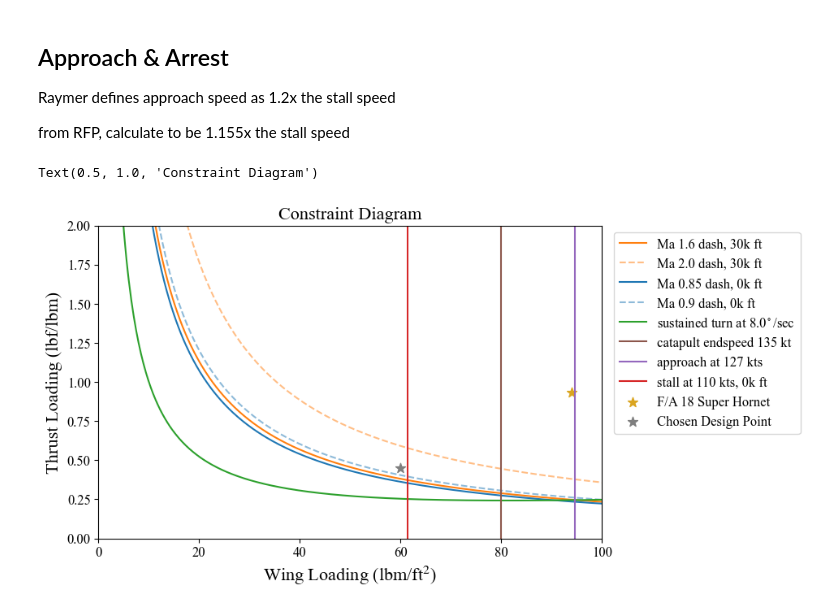
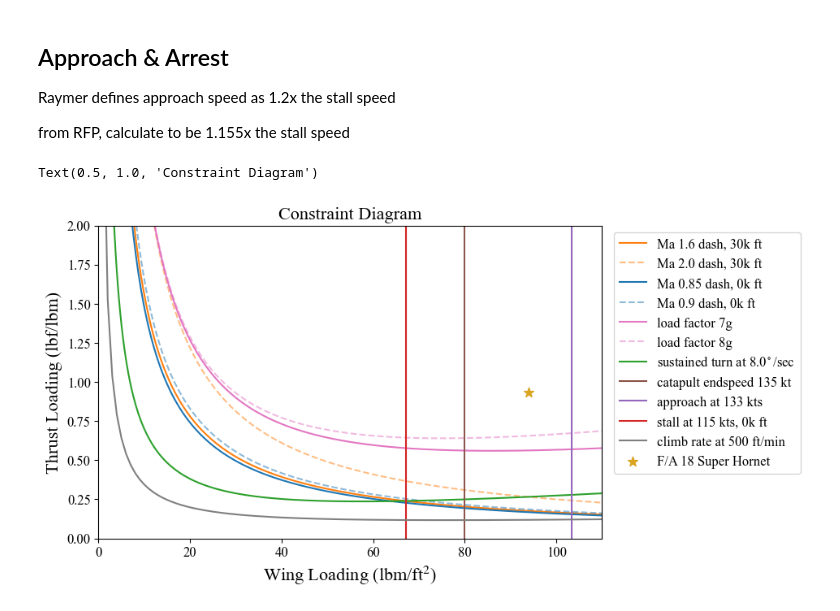
Before and after one commit to EstherKung/EAE130_aircraft_design, a Jupyter notebook: constraint_diagram.ipynb, the cells around one changed output. Saved outputs shown, nothing was run; the diff lists cells and outputs as text; code cells hidden in the pictures.

Commit message:
updated curves

```diff
--- a/constraint_diagram.ipynb
+++ b/constraint_diagram.ipynb
@@ -8,7 +8,7 @@ from ambiance import Atmosphere # this package is in metric units
 a = lambda h: Atmosphere(h*0.3048).speed_of_sound * 3.2808399 # converts m/s to ft/s
 rho = lambda h: Atmosphere(h*0.3047).density * 0.00194 # converts from kg/m-3 to slugs/ft-3
 # %%
-WL_range = np.linspace(0.01, 120, 500) # bound for plots, adjust if needed
+WL_range = np.linspace(0.01, 140, 500) # bound for plots, adjust if needed
 
 CLmax = {
     'takeoff': 1.7,
@@ -17,9 +17,9 @@ CLmax = {
 }
 
 AERO_DEF = {
-    'AR' : 4,
-    'e' : 0.95,
-    'c_Do' : 0.02,
+    'AR' : 2.85,
+    'e' : 0.963,
+    'c_Do' :  0.01378,
 }
 # %% [markdown]
 ## The Catapult Takeoff
@@ -89,4 +128,4 @@ def sustained_turn(Ma, alt, deg=8.0, g=32.2, a=a, rho=rho,
 
     TW = q * c_Do/WL + WL * (n**2)/(q*np.pi*AR*e)
 
-    return plt.plot(WL, TW, label=f"sustained turn at {deg}$^\circ$/sec", **plot_styling)
+    return plt.plot(WL, TW, label=rf"sustained turn at {deg}$^\circ$/sec", **plot_styling)
@@ -93,3 +141,17 @@ def sustained_turn(Ma, alt, deg=8.0, g=32.2, a=a, rho=rho,
+# %%
+def load_factor(Ma, alt, n, g=32.2, a=a, rho=rho,
+                   AR=AERO_DEF['AR'], e=AERO_DEF['e'], c_Do=AERO_DEF['c_Do'],
+                   WL=WL_range, plot_styling={}, mid_mission_weight_fraction=0.8):
+
+    WL = WL*mid_mission_weight_fraction
+    a = a(alt); rho = rho(alt)
+    V = Ma * a
+    q = 1/2 * rho * V**2 #dynamic pressure
+
+    load_factor = n
+    TW = q * c_Do/WL + WL * (load_factor**2)/(q*np.pi*AR*e)
+
+    return plt.plot(WL, TW, label=f"load factor {n}g", **plot_styling)
 # %% [markdown]
 ## Dash Speed
 Just a casual equilibrium where $L = W$ and $T = D$ such that when we divide the two equations we get
@@ -147,36 +209,41 @@ plt.figure(figsize=(8, 5))
 
 dash(Ma=1.6, alt=30000,
      plot_styling={'linestyle': '-', 'color':'tab:orange'})
 dash(Ma=2.0, alt=30000,
      plot_styling={'linestyle': '--', 'color': 'tab:orange', 'alpha': 0.5})
 dash(Ma=0.85, alt=0,
      plot_styling={'linestyle': '-','color':'tab:blue'})
 dash(Ma=0.90, alt=0,
      plot_styling={'linestyle': '--','color':'tab:blue', 'alpha': 0.5})
-u= sustained_turn(Ma=0.85, alt=20000, deg=8.0, plot_styling={'linestyle': '-', 'color': 'tab:green'})
+load_factor(Ma=1.6, alt=20000, n=7, plot_styling={'linestyle': '-', 'color': 'tab:pink'})
+load_factor(Ma=1.6, alt=20000, n=8, plot_styling={'linestyle': '--', 'color': 'tab:pink', 'alpha':0.5})
+sustained_turn(Ma=0.85, alt=20000, deg=8.0, plot_styling={'linestyle': '-', 'color': 'tab:green'})
 takeoff(135,
         plot_styling={'linestyle': '-', 'color': 'tab:brown'})
-approach(110,
+approach(115,
          plot_styling={'linestyle': '-', 'color': 'tab:purple'})
 # approach(125,
 #          plot_styling={'linestyle': '--', 'color': 'tab:purple', 'alpha': 0.5})
-stall(110, 0,
+stall(115, 0,
       plot_styling={'linestyle': '-', 'color': 'tab:red'})
+
+#climb(500, 135,)
+climb_curve(500, 135,plot_styling={'linestyle': '-', 'color': 'tab:gray'})
 # stall(125, 0,
 #       plot_styling={'linestyle': '--', 'color': 'tab:red', 'alpha':0.5})
 
 
 plt.ylim([0, 2])
-plt.xlim([0, 100])
+plt.xlim([0, 110])
 plt.xlabel('Wing Loading (lbm/ft$^2$)', fontsize=16)
 plt.ylabel('Thrust Loading (lbf/lbm)', fontsize=16)
 plt.scatter(94, 0.93, marker='*', c='goldenrod', s=80, label='F/A 18 Super Hornet')
-plt.scatter(60, 0.45, marker='*', c='tab:gray', s=80, label='Chosen Design Point', zorder=100)
+#plt.scatter(60, 0.45, marker='*', c='tab:gray', s=80, label='Chosen Design Point', zorder=100)
 plt.legend(bbox_to_anchor=(1.01, 1), loc='upper left')
 
 
 #plt.tight_layout()
 plt.title("Constraint Diagram", fontsize=16)
 # %% [output]
 Text(0.5, 1.0, 'Constraint Diagram')
-[figure, old version]
+[figure, new version]
```
Also changed, not shown: parts of 7 cells of this notebook, 1 other file.
